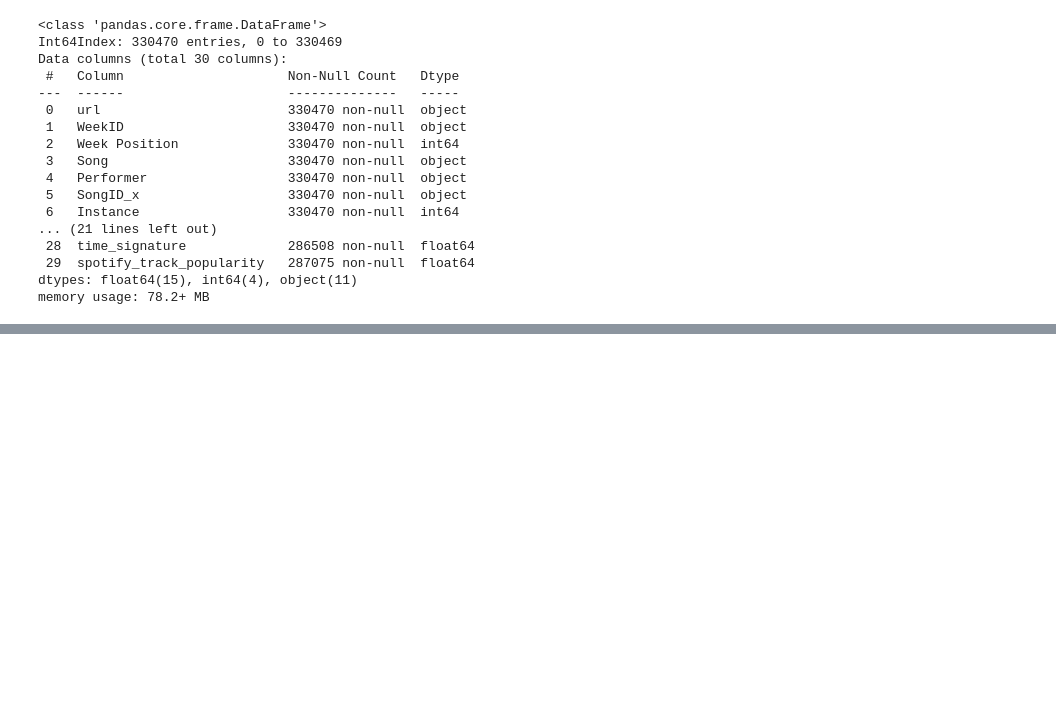
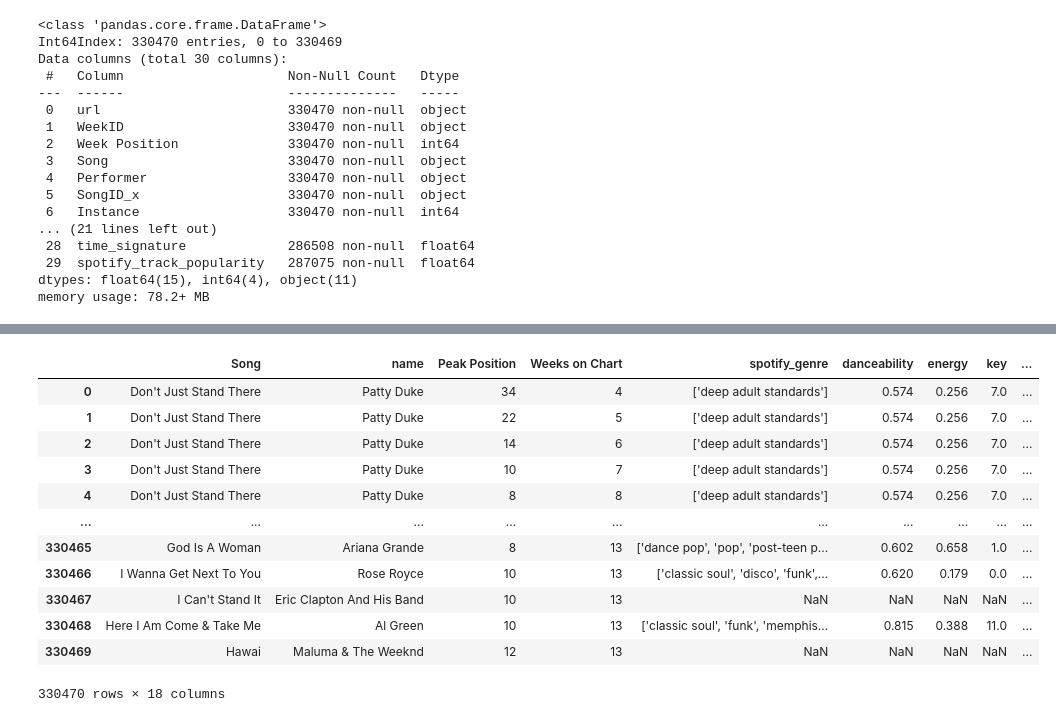
Before and after one commit to cyoungman9/North_American_Concert_Data, a Jupyter notebook: project2jnotebook.ipynb, the cells around one changed output, grey strips where cells are left out. Cells and saved outputs as stored; diff of their text form; code cells hidden in the pictures; blank space fills up the shorter version.

```diff
--- a/project2jnotebook.ipynb
+++ b/project2jnotebook.ipynb
@@ -220,0 +218,20 @@ Performers_df = total_hot_data.groupby('Performer').count()
+# %%
+total_hot_data.rename(columns = {'Performer': 'name'}, inplace = True )
+total_hot_data.drop(['url', 'WeekID', 'SongID_x', 'Instance', 'Week Position', 'Previous Week Position'], axis=1, inplace=True)
+total_hot_data.drop(['spotify_track_id', 'spotify_track_preview_url', 'spotify_track_duration_ms', 'spotify_track_explicit'], axis=1, inplace=True)
+total_hot_data.drop(['SongID_y', 'spotify_track_album'], axis=1, inplace=True)
+total_hot_data
+# %% [output]
+|  | Song | name | Peak Position | Weeks on Chart | spotify_genre | danceability | energy | key | ... |
+| 0 | Don't Just Stand There | Patty Duke | 34 | 4 | ['deep adult standards'] | 0.574 | 0.256 | 7.0 | ... |
+| 1 | Don't Just Stand There | Patty Duke | 22 | 5 | ['deep adult standards'] | 0.574 | 0.256 | 7.0 | ... |
+| 2 | Don't Just Stand There | Patty Duke | 14 | 6 | ['deep adult standards'] | 0.574 | 0.256 | 7.0 | ... |
+| 3 | Don't Just Stand There | Patty Duke | 10 | 7 | ['deep adult standards'] | 0.574 | 0.256 | 7.0 | ... |
+| 4 | Don't Just Stand There | Patty Duke | 8 | 8 | ['deep adult standards'] | 0.574 | 0.256 | 7.0 | ... |
+| ... | ... | ... | ... | ... | ... | ... | ... | ... | ... |
+| 330465 | God Is A Woman | Ariana Grande | 8 | 13 | ['dance pop', 'pop', 'post-teen p... | 0.602 | 0.658 | 1.0 | ... |
+| 330466 | I Wanna Get Next To You | Rose Royce | 10 | 13 | ['classic soul', 'disco', 'funk',... | 0.620 | 0.179 | 0.0 | ... |
+| 330467 | I Can't Stand It | Eric Clapton And His Band | 10 | 13 | NaN | NaN | NaN | NaN | ... |
+| 330468 | Here I Am Come & Take Me | Al Green | 10 | 13 | ['classic soul', 'funk', 'memphis... | 0.815 | 0.388 | 11.0 | ... |
+| 330469 | Hawai | Maluma & The Weeknd | 12 | 13 | NaN | NaN | NaN | NaN | ... |
+330470 rows × 18 columns
```
Also changed, not shown: parts of 18 cells of this notebook, 6 other files.
